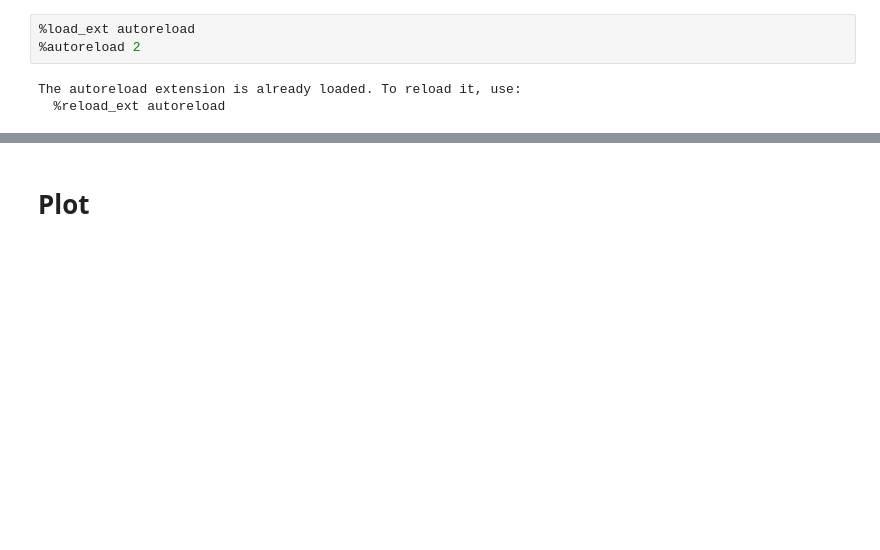
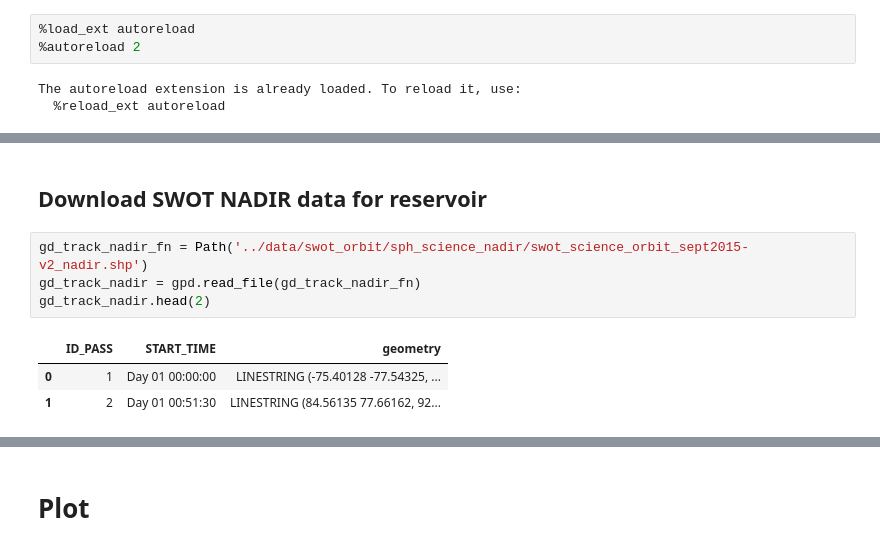
Before and after one commit to UW-SASWE/tmspp, a Jupyter notebook: notebooks/02.3-swot.ipynb, the cells around one changed output, grey strips where cells are left out. Cells and saved outputs as stored; diff of their text form; blank space fills up the shorter version.

```diff
--- a/notebooks/02.3-swot.ipynb
+++ b/notebooks/02.3-swot.ipynb
@@ -130,0 +151,10 @@ The autoreload extension is already loaded. To reload it, use:
+# %% [markdown]
+## Download SWOT NADIR data for reservoir
+# %%
+gd_track_nadir_fn = Path('../data/swot_orbit/sph_science_nadir/swot_science_orbit_sept2015-v2_nadir.shp')
+gd_track_nadir = gpd.read_file(gd_track_nadir_fn)
+gd_track_nadir.head(2)
+# %% [output]
+|  | ID_PASS | START_TIME | geometry |
+| 0 | 1 | Day 01 00:00:00 | LINESTRING (-75.40128 -77.54325, ... |
+| 1 | 2 | Day 01 00:51:30 | LINESTRING (84.56135 77.66162, 92... |
```
Also changed, not shown: parts of 18 cells of this notebook.
